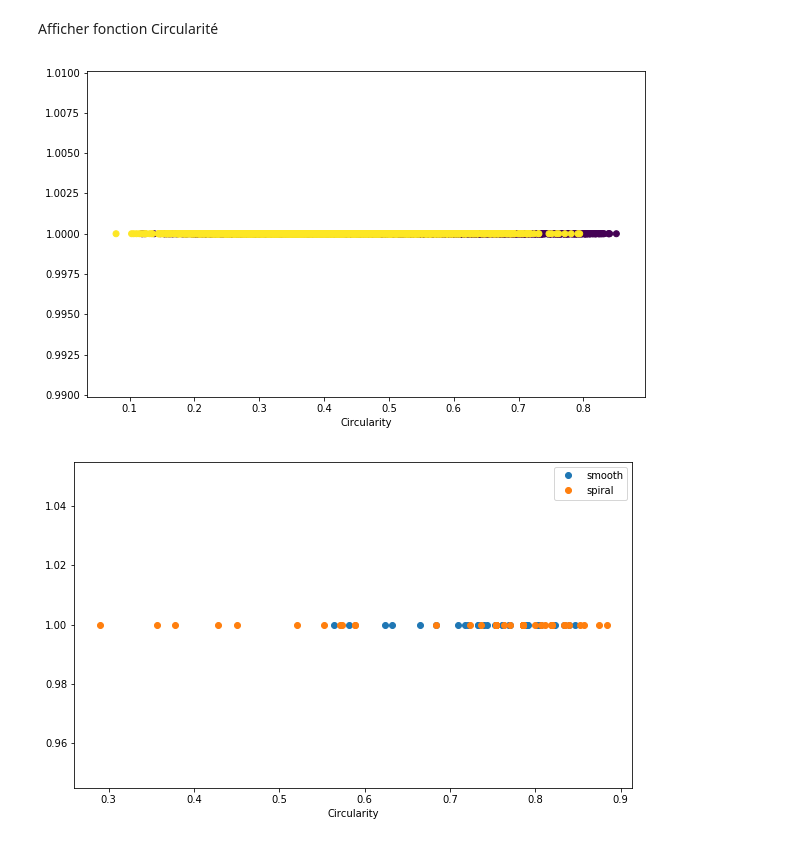
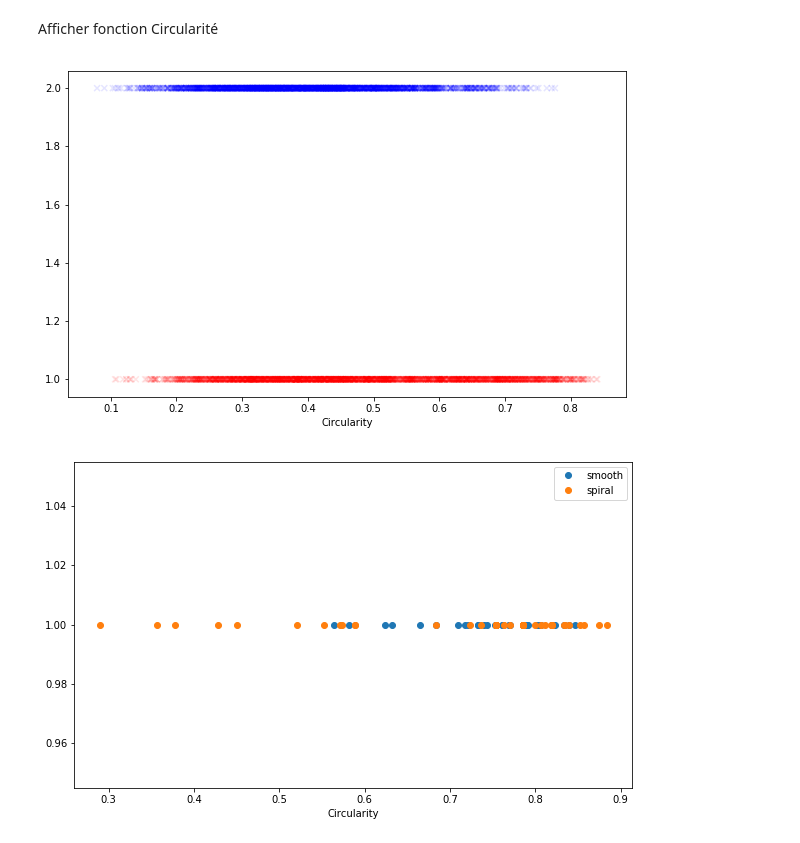
Before and after one commit to lodtan/gti770-tp1, a Jupyter notebook: GTI770-TP01.ipynb, the cells around one changed output. Cells and saved outputs as stored; diff of their text form; code cells hidden in the pictures.

```diff
--- a/GTI770-TP01.ipynb
+++ b/GTI770-TP01.ipynb
@@ -72,10 +76,7 @@ def calculateAttributes(n):
 # %%
-N=5000
-attributes=calculateAttributes(N)
-features=np.array(attributes[0])
-
 labels=np.array(attributes[1])
-labels= [ 0 if y=='smooth' else 1 for  y in labels]
+label_colors= [ 'red' if y=='smooth' else 'blue' for  y in labels]
+label_values= [ 1 if y=='smooth' else 2 for  y in labels]
 
 # extract each feature separa
 circularity = features[:,1:2].T[0]
@@ -88,11 +89,12 @@ ccv = features[:,2:]
 Afficher fonction Circularité
 # %%
 plt.figure(figsize=(10,6))
-plt.scatter(circularity, np.ones(N),c=labels)
+plt.scatter(circularity, label_values,c=label_colors,marker='x',alpha=0.1, edgecolors='none')
 plt.xlabel('Circularity')
+#plt.legend()
 plt.show()
 # %% [output]
-[figure, old version]
+[figure, new version]
 # %%
 plt.figure(figsize=(10,6))
 plt.plot(attributes[0:50,2], 50 * [1], "o", label = 'smooth')
```
Also changed, not shown: parts of 8 cells of this notebook.
